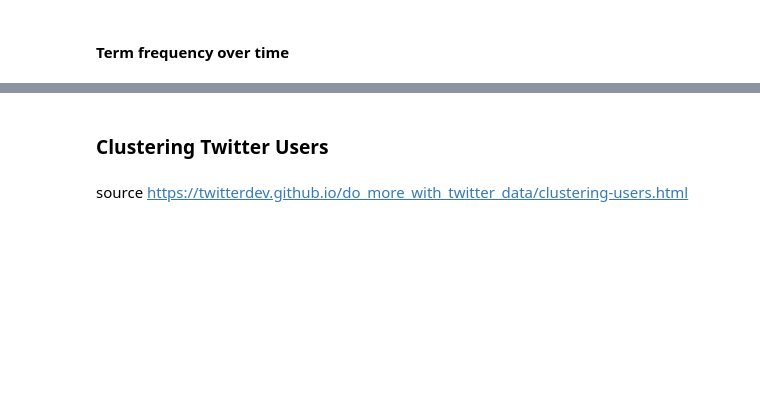
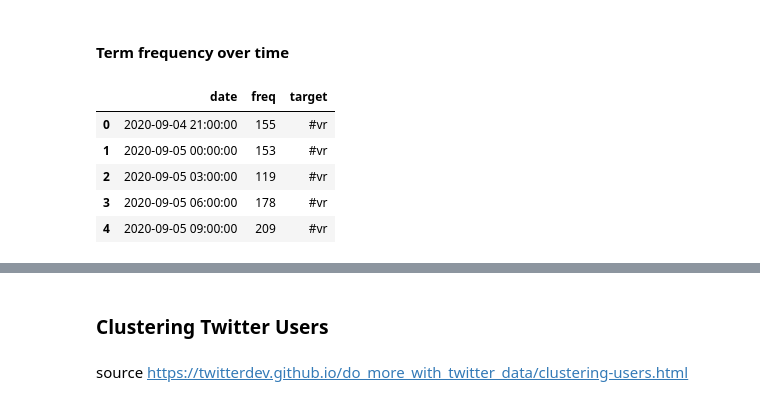
Before and after one commit to apaks/twitter-data-mining, a Jupyter notebook: Tweepy_2_json.ipynb, the cells around one changed output, grey strips where cells are left out. Cells and saved outputs as stored; diff of their text form; code cells hidden in the pictures; blank space fills up the shorter version.

```diff
--- a/Tweepy_2_json.ipynb
+++ b/Tweepy_2_json.ipynb
@@ -401,5 +350,14 @@ for key in htag_dict.keys():
 df_target_tc = pd.concat(ls)
 # %%
 from matplotlib.dates import DateFormatter
+# %%
+df_target_tc.head()
+# %% [output]
+|  | date | freq | target |
+| 0 | 2020-09-04 21:00:00 | 155 | #vr |
+| 1 | 2020-09-05 00:00:00 | 153 | #vr |
+| 2 | 2020-09-05 03:00:00 | 119 | #vr |
+| 3 | 2020-09-05 06:00:00 | 178 | #vr |
+| 4 | 2020-09-05 09:00:00 | 209 | #vr |
 # %%
 sns.set_context('poster')
```
Also changed, not shown: parts of 81 cells of this notebook, 10 other files.
